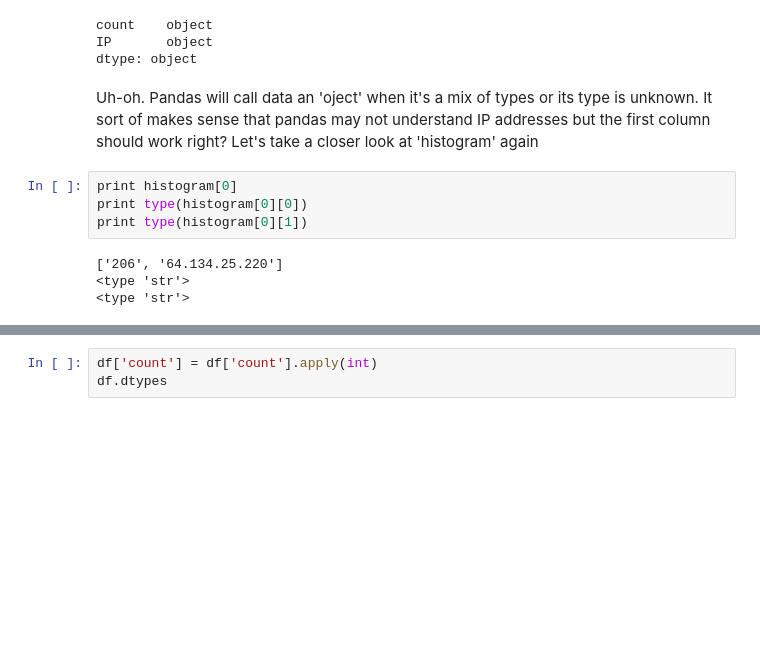
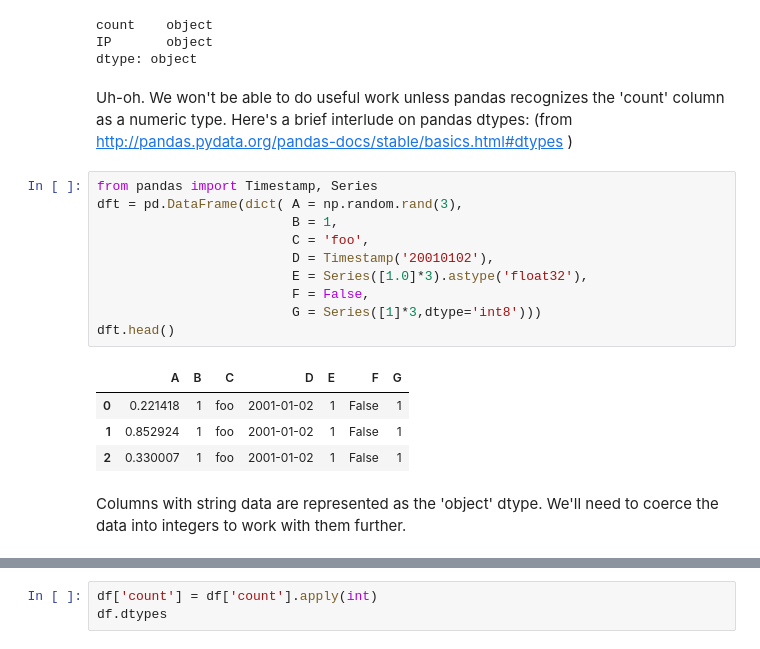
Before and after one commit to epequeno/acpg-may2015, a Jupyter notebook: pandas.ipynb, the cells around one changed output, grey strips where cells are left out. Saved outputs shown, nothing was run; the diff lists cells and outputs as text; blank space fills up the shorter version.

Commit message:
reworking the pandas examples

```diff
--- a/pandas.ipynb
+++ b/pandas.ipynb
@@ -47,13 +47,22 @@ df.dtypes
 count    object
 IP       object
 dtype: object
-# %% [markdown]
-Uh-oh. Pandas will call data an 'oject' when it's a mix of types or its type is unknown. It sort of makes sense that pandas may not understand IP addresses but the first column should work right? Let's take a closer look at 'histogram' again
-# %%
-print histogram[0]
-print type(histogram[0][0])
-print type(histogram[0][1])
-# %% [output]
-['206', '64.134.25.220']
-<type 'str'>
-<type 'str'>
+# %% [markdown]
+Uh-oh. We won't be able to do useful work unless pandas recognizes the 'count' column as a numeric type. Here's a brief interlude on pandas dtypes: (from http://pandas.pydata.org/pandas-docs/stable/basics.html#dtypes )
+# %%
+from pandas import Timestamp, Series
+dft = pd.DataFrame(dict( A = np.random.rand(3),
+                         B = 1,
+                         C = 'foo',
+                         D = Timestamp('20010102'),
+                         E = Series([1.0]*3).astype('float32'),
+                         F = False,
+                         G = Series([1]*3,dtype='int8')))
+dft.head()
+# %% [output]
+|  | A | B | C | D | E | F | G |
+| 0 | 0.221418 | 1 | foo | 2001-01-02 | 1 | False | 1 |
+| 1 | 0.852924 | 1 | foo | 2001-01-02 | 1 | False | 1 |
+| 2 | 0.330007 | 1 | foo | 2001-01-02 | 1 | False | 1 |
+# %% [markdown]
+Columns with string data are represented as the 'object' dtype. We'll need to coerce the data into integers to work with them further.
```
Also changed, not shown: parts of 10 cells of this notebook, 1 other file.
